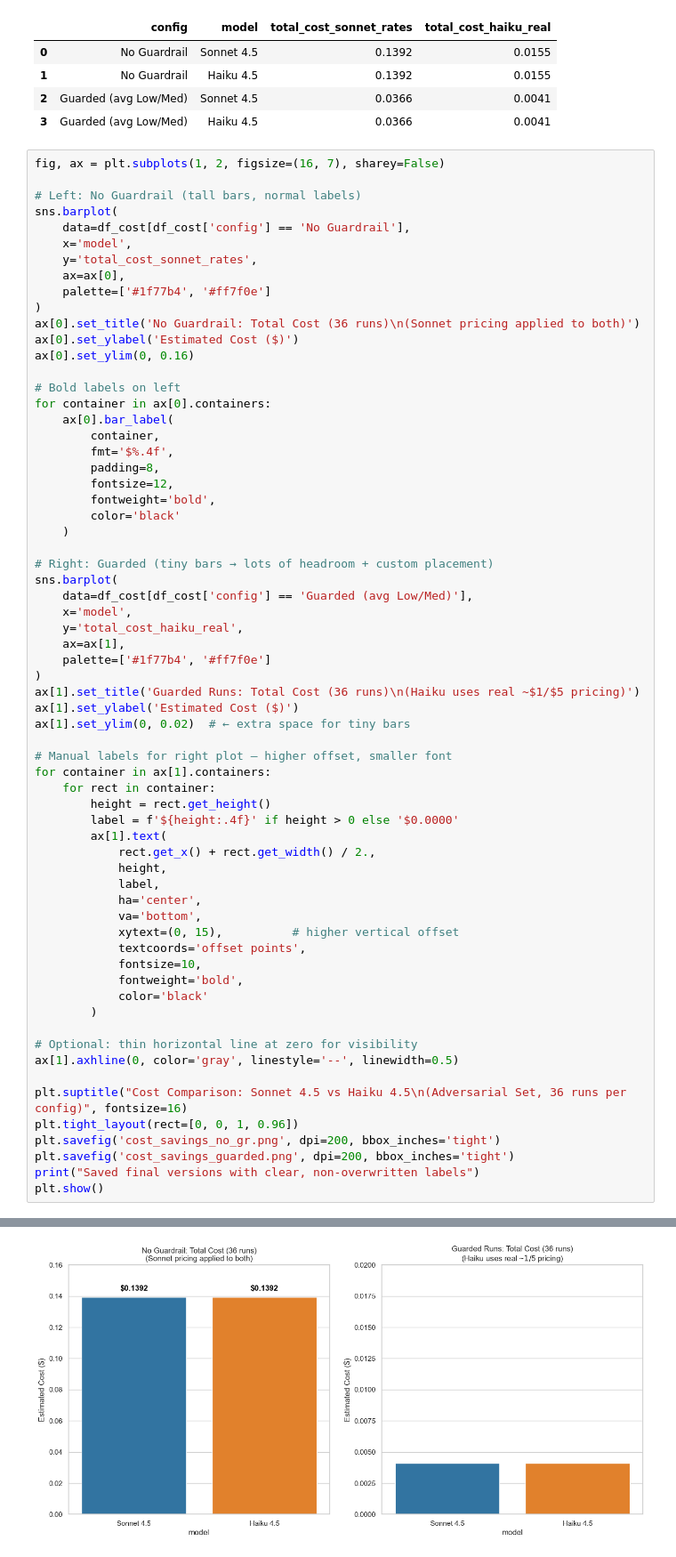
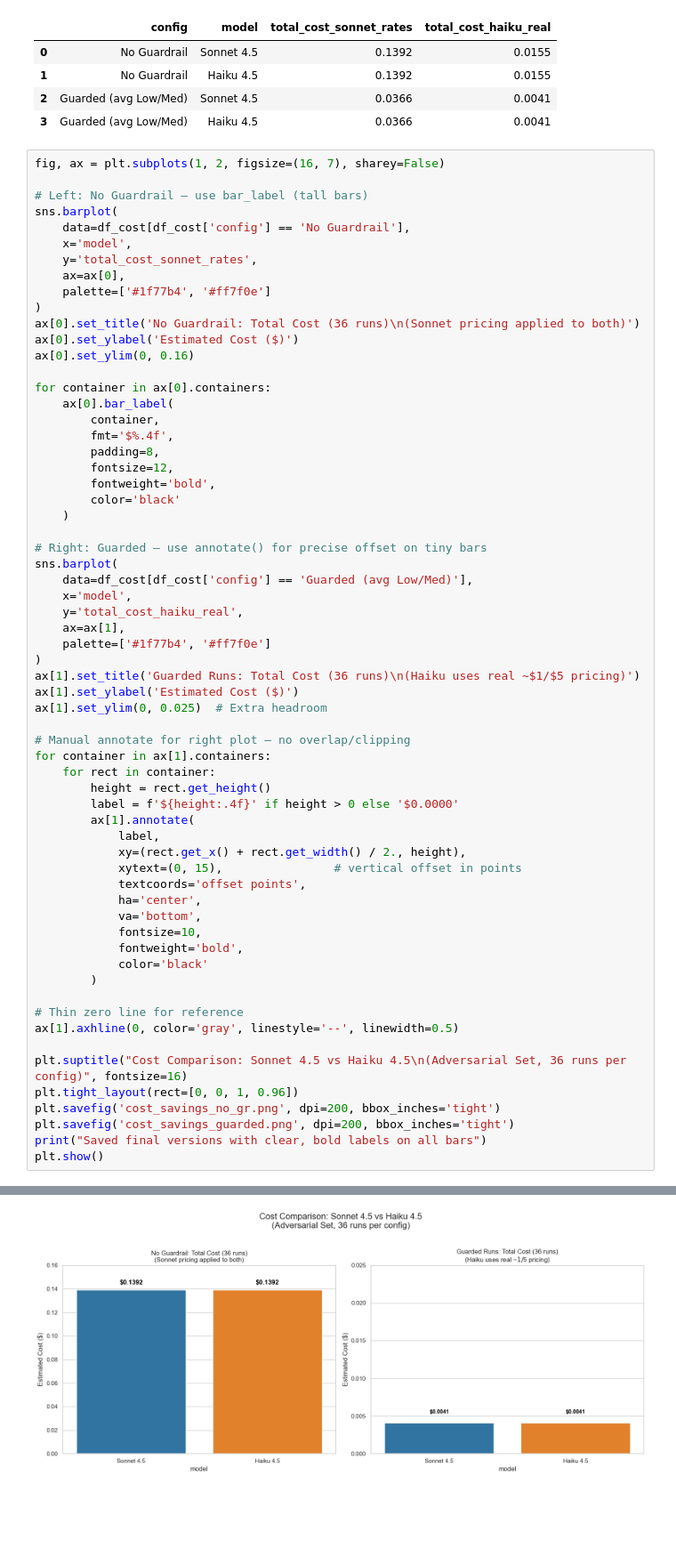
Before and after one commit to David-Macon-code/ai-reliability-lab, a Jupyter notebook: Sonnet_vs_Haiku_Guardrail_Comparison.ipynb, the cells around one changed output, grey strips where cells are left out. Shown at 89% size. Drawn from its saved outputs; the diff is of its cells as text; blank space fills up the shorter version.

Commit message:
README + Week 3: added cost savings charts and model comparison visuals

```diff
--- a/Sonnet_vs_Haiku_Guardrail_Comparison.ipynb
+++ b/Sonnet_vs_Haiku_Guardrail_Comparison.ipynb
@@ -114,7 +114,7 @@ display(df_cost)
 # %%
 fig, ax = plt.subplots(1, 2, figsize=(16, 7), sharey=False)
 
-# Left: No Guardrail (tall bars, normal labels)
+# Left: No Guardrail – use bar_label (tall bars)
 sns.barplot(
     data=df_cost[df_cost['config'] == 'No Guardrail'],
     x='model',
@@ -126,7 +126,6 @@ ax[0].set_title('No Guardrail: Total Cost (36 runs)\n(Sonnet pricing applied to
 ax[0].set_ylabel('Estimated Cost ($)')
 ax[0].set_ylim(0, 0.16)
 
-# Bold labels on left
 for container in ax[0].containers:
     ax[0].bar_label(
         container,
@@ -137,7 +136,7 @@ for container in ax[0].containers:
         color='black'
     )
 
-# Right: Guarded (tiny bars → lots of headroom + custom placement)
+# Right: Guarded – use annotate() for precise offset on tiny bars
 sns.barplot(
     data=df_cost[df_cost['config'] == 'Guarded (avg Low/Med)'],
     x='model',
@@ -147,34 +146,33 @@ sns.barplot(
 )
 ax[1].set_title('Guarded Runs: Total Cost (36 runs)\n(Haiku uses real ~$1/$5 pricing)')
 ax[1].set_ylabel('Estimated Cost ($)')
-ax[1].set_ylim(0, 0.02)  # ← extra space for tiny bars
+ax[1].set_ylim(0, 0.025)  # Extra headroom
 
-# Manual labels for right plot – higher offset, smaller font
+# Manual annotate for right plot – no overlap/clipping
 for container in ax[1].containers:
     for rect in container:
         height = rect.get_height()
         label = f'${height:.4f}' if height > 0 else '$0.0000'
-        ax[1].text(
-            rect.get_x() + rect.get_width() / 2.,
-            height,
+        ax[1].annotate(
             label,
+            xy=(rect.get_x() + rect.get_width() / 2., height),
+            xytext=(0, 15),                # vertical offset in points
+            textcoords='offset points',
             ha='center',
             va='bottom',
-            xytext=(0, 15),          # higher vertical offset
-            textcoords='offset points',
             fontsize=10,
             fontweight='bold',
             color='black'
         )
 
-# Optional: thin horizontal line at zero for visibility
+# Thin zero line for reference
 ax[1].axhline(0, color='gray', linestyle='--', linewidth=0.5)
 
 plt.suptitle("Cost Comparison: Sonnet 4.5 vs Haiku 4.5\n(Adversarial Set, 36 runs per config)", fontsize=16)
 plt.tight_layout(rect=[0, 0, 1, 0.96])
 plt.savefig('cost_savings_no_gr.png', dpi=200, bbox_inches='tight')
 plt.savefig('cost_savings_guarded.png', dpi=200, bbox_inches='tight')
-print("Saved final versions with clear, non-overwritten labels")
+print("Saved final versions with clear, bold labels on all bars")
 plt.show()
 # %% [output]
 Passing `palette` without assigning `hue` is deprecated and will be removed in v0.14.0. Assign the `x` variable to `hue` and set `legend=False` for the same effect.
@@ -188 +186 @@ AttributeError: 'Text' object has no property 'xytext'
-[figure, old version]
+[figure, new version]
```
Also changed, not shown: parts of 1 cell of this notebook, 1 other file.
